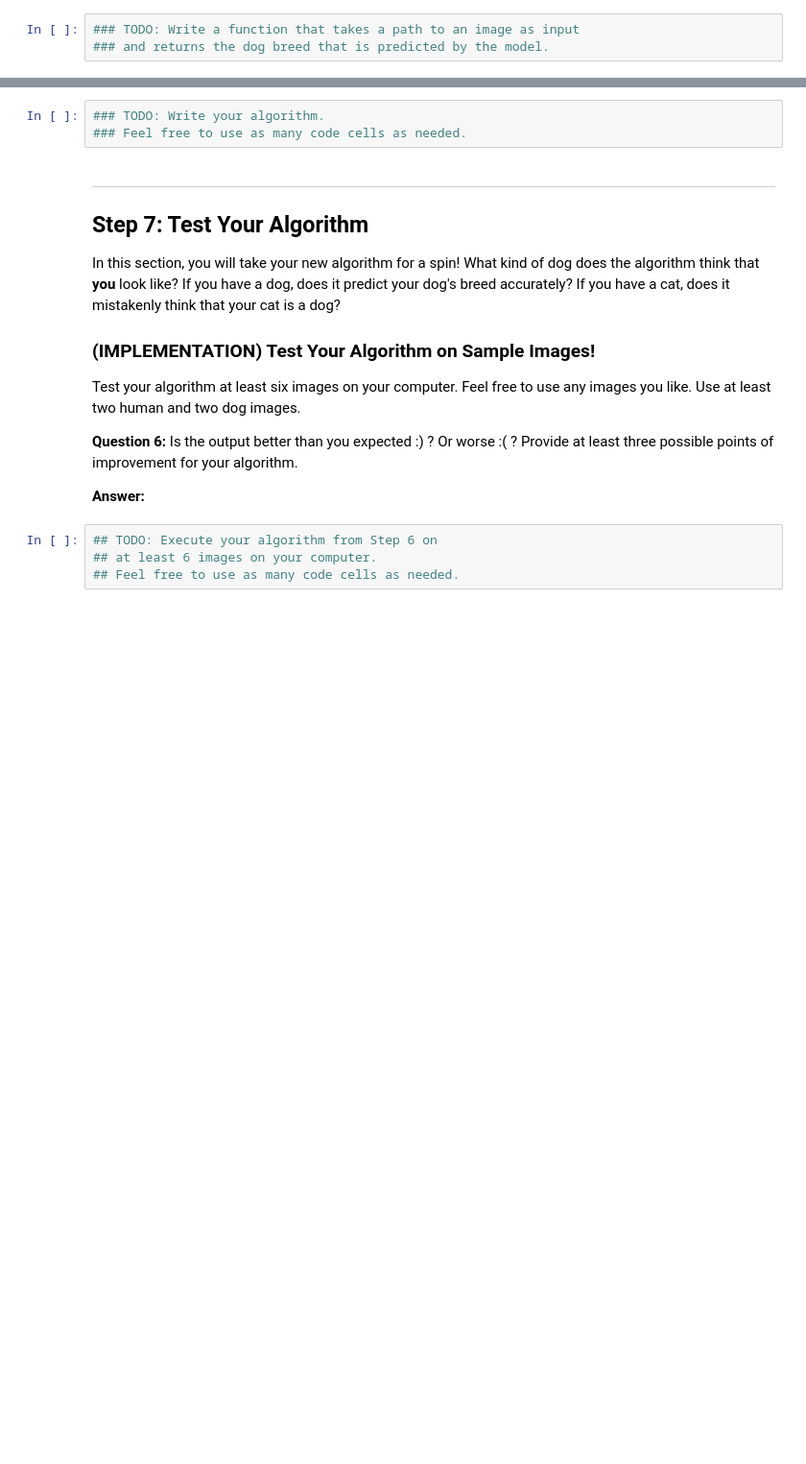
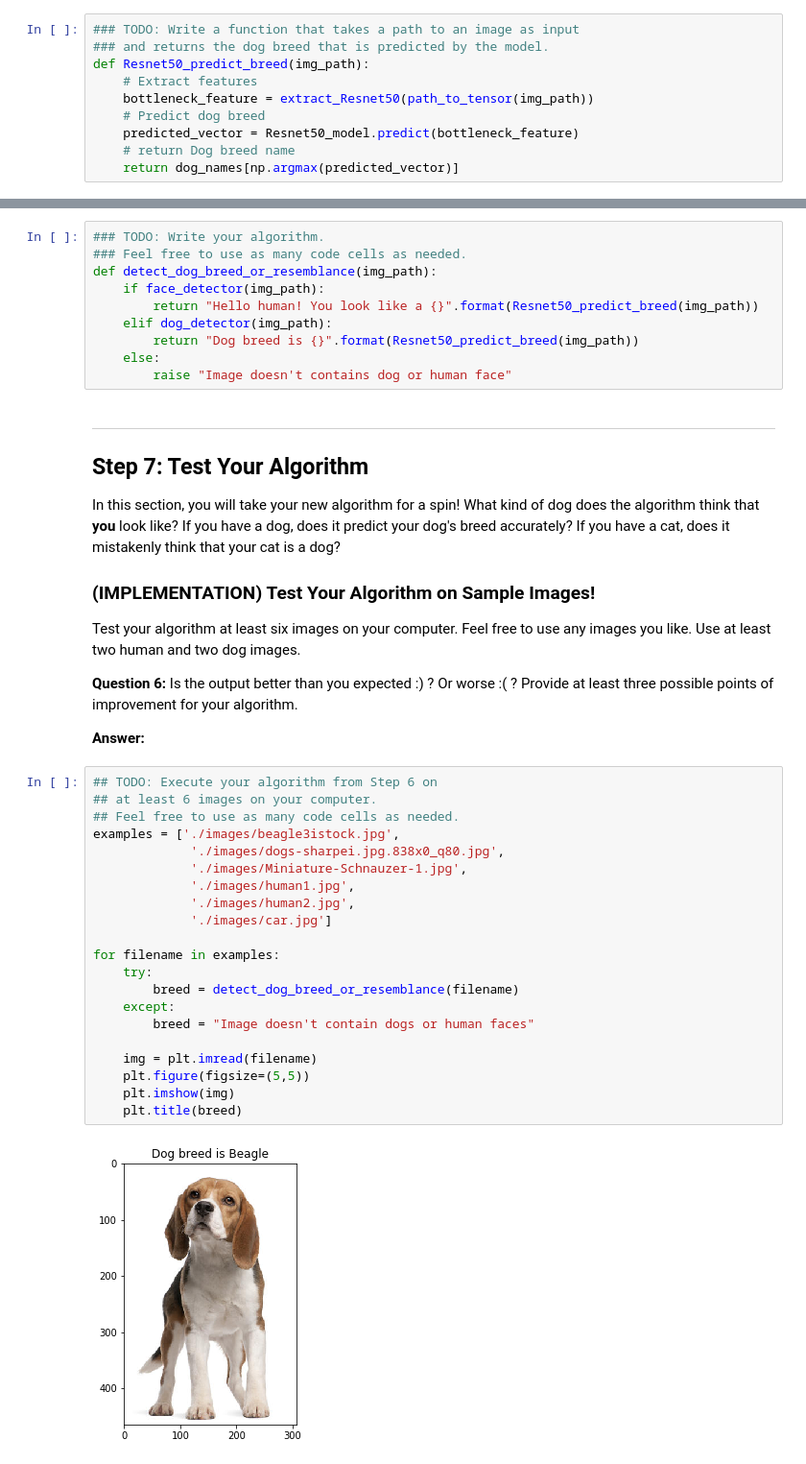
Before and after one commit to husams/dog-project, a Jupyter notebook: dog_app.ipynb, the cells around one changed output, grey strips where cells are left out. Shown at 96% size. Cells and saved outputs as stored; diff of their text form; blank space fills up the shorter version.

Commit message:
add sample images and complete TODO sections

```diff
--- a/dog_app.ipynb
+++ b/dog_app.ipynb
@@ -702,6 +700,13 @@ where `{network}`, in the above filename, should be one of `VGG19`, `Resnet50`,
 # %%
 ### TODO: Write a function that takes a path to an image as input
 ### and returns the dog breed that is predicted by the model.
+def Resnet50_predict_breed(img_path):
+    # Extract features
+    bottleneck_feature = extract_Resnet50(path_to_tensor(img_path))
+    # Predict dog breed
+    predicted_vector = Resnet50_model.predict(bottleneck_feature)
+    # return Dog breed name
+    return dog_names[np.argmax(predicted_vector)]
 # %% [markdown]
 ---
 <a id='step6'></a>
@@ -723,6 +728,13 @@ Some sample output for our algorithm is provided below, but feel free to design
 # %%
 ### TODO: Write your algorithm.
 ### Feel free to use as many code cells as needed.
+def detect_dog_breed_or_resemblance(img_path):
+    if face_detector(img_path):
+        return "Hello human! You look like a {}".format(Resnet50_predict_breed(img_path))
+    elif dog_detector(img_path):
+        return "Dog breed is {}".format(Resnet50_predict_breed(img_path))
+    else:
+        raise "Image doesn't contains dog or human face"
 # %% [markdown]
 ---
 <a id='step7'></a>
@@ -740,4 +752,23 @@ __Answer:__
 # %%
 ## TODO: Execute your algorithm from Step 6 on
 ## at least 6 images on your computer.
 ## Feel free to use as many code cells as needed.
+examples = ['./images/beagle3istock.jpg',
+             './images/dogs-sharpei.jpg.838x0_q80.jpg',
+             './images/Miniature-Schnauzer-1.jpg',
+             './images/human1.jpg',
+             './images/human2.jpg',
+             './images/car.jpg']
+
+for filename in examples:
+    try:
+        breed = detect_dog_breed_or_resemblance(filename)
+    except:
+        breed = "Image doesn't contain dogs or human faces"
+
+    img = plt.imread(filename)
+    plt.figure(figsize=(5,5))
+    plt.imshow(img)
+    plt.title(breed)
+# %% [output]
+[figure, added]
```
Also changed, not shown: parts of 11 cells of this notebook, 8 other files.
